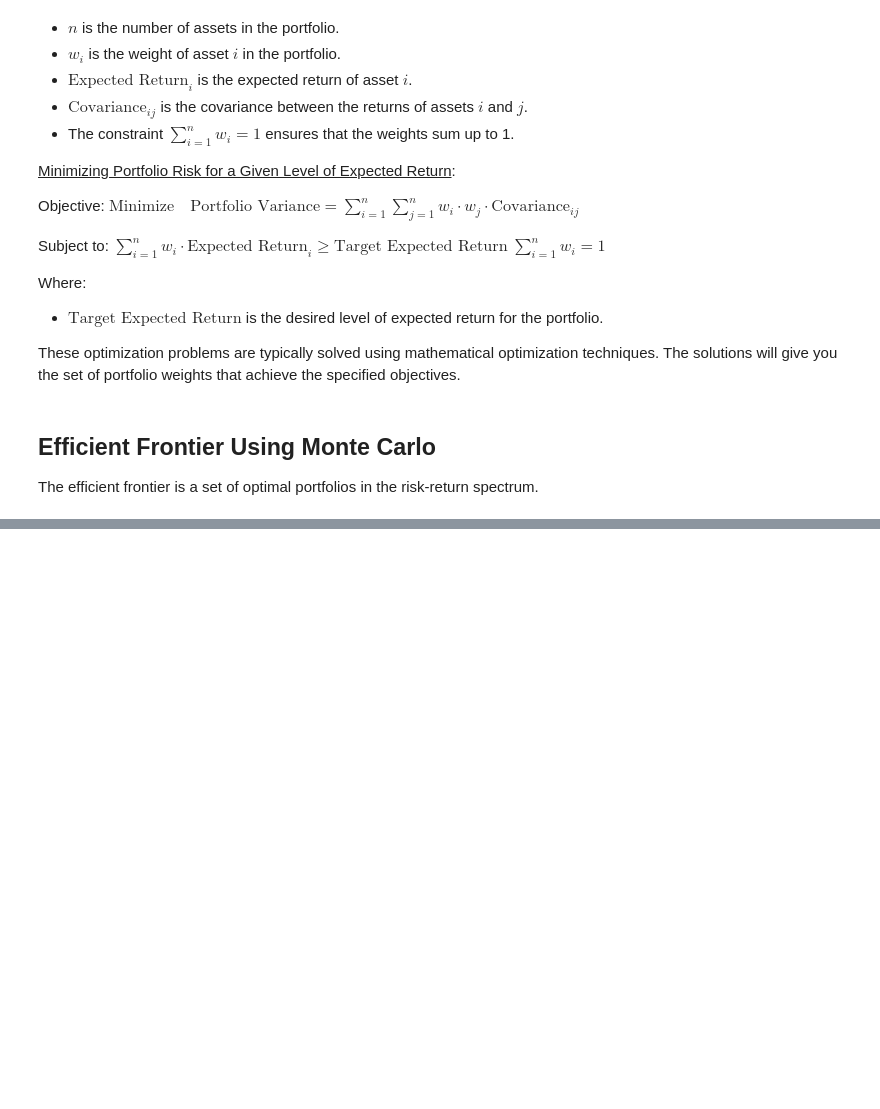
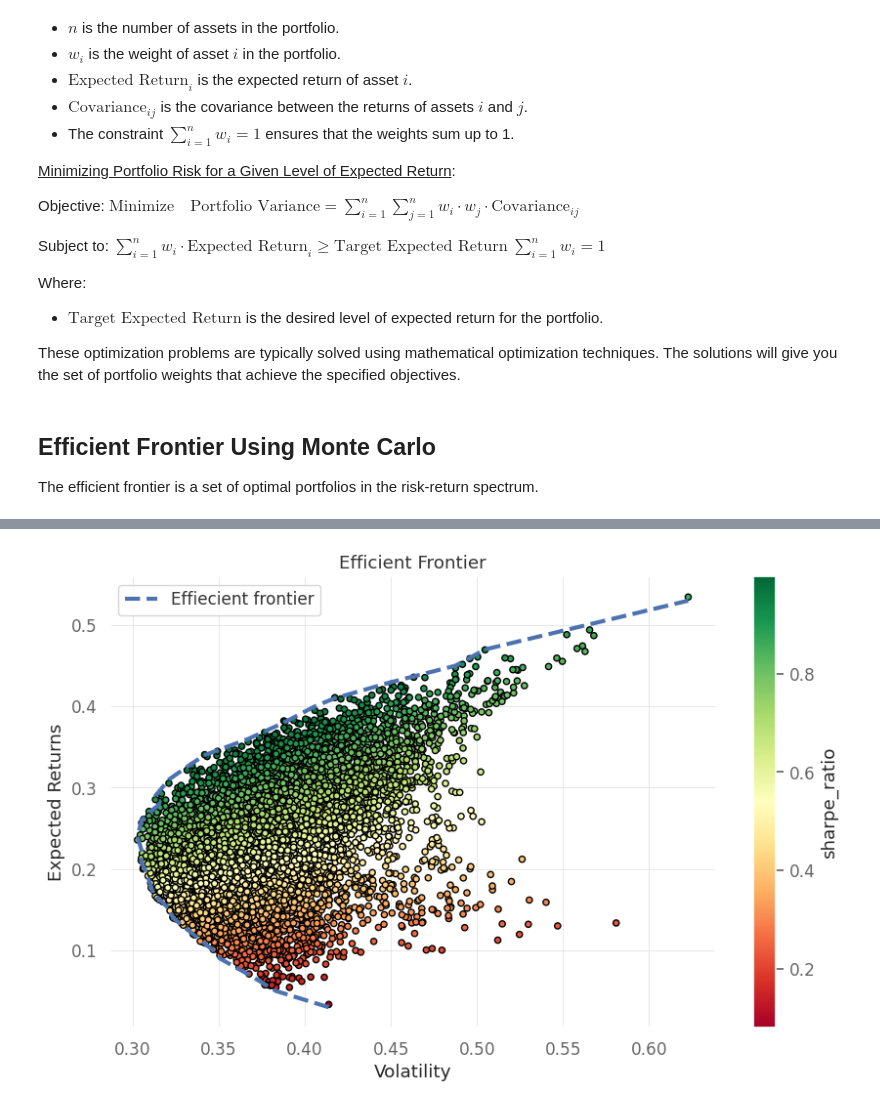
Before and after one commit to ansingh16/portfolio-optimization, a Jupyter notebook: Portfolio.ipynb, the cells around one changed output, grey strips where cells are left out. Cells and saved outputs as stored; diff of their text form; code cells hidden in the pictures; blank space fills up the shorter version.

```diff
--- a/Portfolio.ipynb
+++ b/Portfolio.ipynb
@@ -299,2 +151,98 @@ plt.show()
+# %%
+# Efficient frontier
+import pandas as pd
+
+
+mean_returns = returns.mean()
+cov_matrix = returns.cov()
+# Number of portfolios to simulate
+nsim = 10000
+# Risk free rate
+risk_free_rate = 0.018
+
+mean_returns = returns.mean() * 252
+covariance_matrix = returns.cov() * 252
+
+# generate random portfolio weights
+np.random.seed(42)
+weights = np.random.random(size=(nsim, len(stock_symbols)))
+weights /=  np.sum(weights, axis=1)[:, np.newaxis]
+
+
+port_retn = np.dot(weights, mean_returns)
+port_vol = []
+port_weights = []
+# run simulation
+for i in range(0, len(weights)):
+    vol = np.sqrt(
+        np.dot(weights[i].T, np.dot(covariance_matrix, weights[i]))
+    )
+    port_vol.append(vol)
+    port_weights.append(weights[i])
+
+# make an array
+portf_vol = np.array(port_vol)
+
+# get sharpe ratio
+portf_sharpe_ratio = port_retn / portf_vol
+
+
+# results df
+results_df = pd.DataFrame(
+    {"returns": port_retn,
+    "volatility": portf_vol,
+    "sharpe_ratio": portf_sharpe_ratio}
+)
+
+port_df = pd.DataFrame(port_weights,index=results_df.index,columns=stock_symbols)
+
+
+# get maximum sharpe ratio
+idx_maxsharpe = results_df["sharpe_ratio"].idxmax()
+df_max_sharpe = results_df.iloc[idx_maxsharpe]
+weight_max_sharpe = port_df.iloc[idx_maxsharpe]
+
+# get minimum volatility
+idx_minvol = results_df["volatility"].idxmin()
+df_min_vol = results_df.iloc[idx_minvol]
+weight_min_vol = port_df.iloc[idx_minvol]
+
+npoints = 30
+ef_rtn_list = []
+ef_vol_list = []
+
+# get range of returns
+ef_retns = np.linspace(results_df["returns"].min(),results_df["returns"].max(),npoints)
+# round the values
+ef_retns = np.round(ef_retns, 2)
+
+# actual returns
+portf_rtns = np.round(port_retn, 2)
+
+# for every return value find a minimum volatility
+for rtn in ef_retns:
+    if rtn in portf_rtns:
+        ef_rtn_list.append(rtn)
+        matched_ind = np.where(portf_rtns == rtn)
+        ef_vol_list.append(np.min(portf_vol[matched_ind]))
+
+
+# plot the results
+fig, ax = plt.subplots()
+results_df.plot(kind="scatter", x="volatility",
+                    y="returns", c="sharpe_ratio",
+                    cmap="RdYlGn", edgecolors="black",
+                    ax=ax)
+
+ax.set(xlabel="Volatility",ylabel="Expected Returns",title="Efficient Frontier")
+
+
+ax.plot(ef_vol_list, ef_rtn_list, "b--",linewidth=3,label='Effiecient frontier')
+
+
+ax.legend()
+plt.show()
+# %% [output]
+[figure, added]
 # %%
 print("At maximum Sharpe Ratio\n")
```
Also changed, not shown: parts of 12 cells of this notebook.
